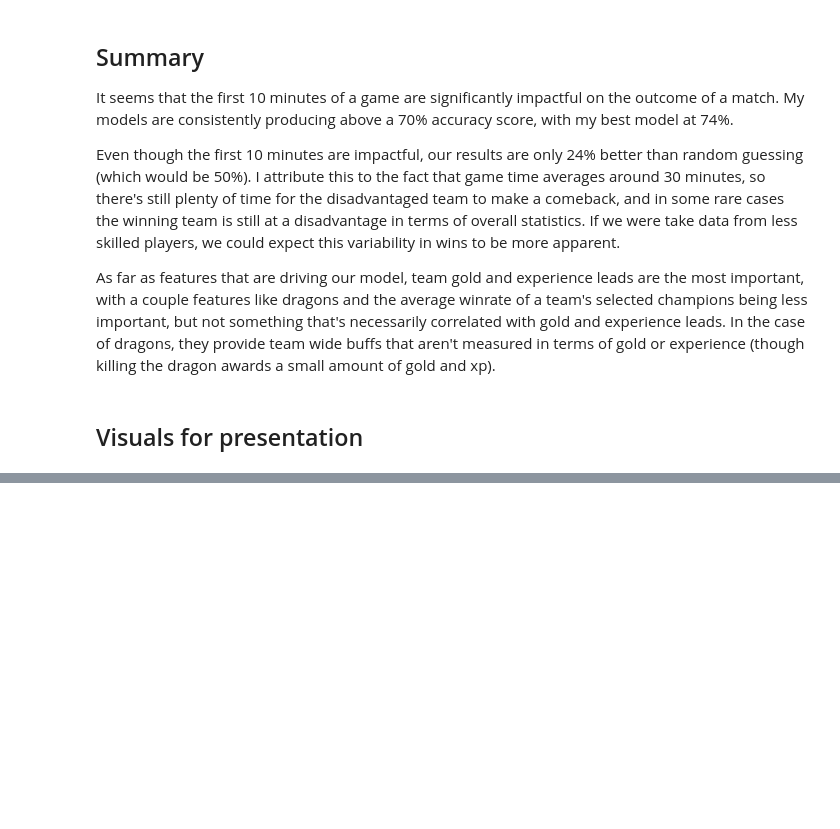
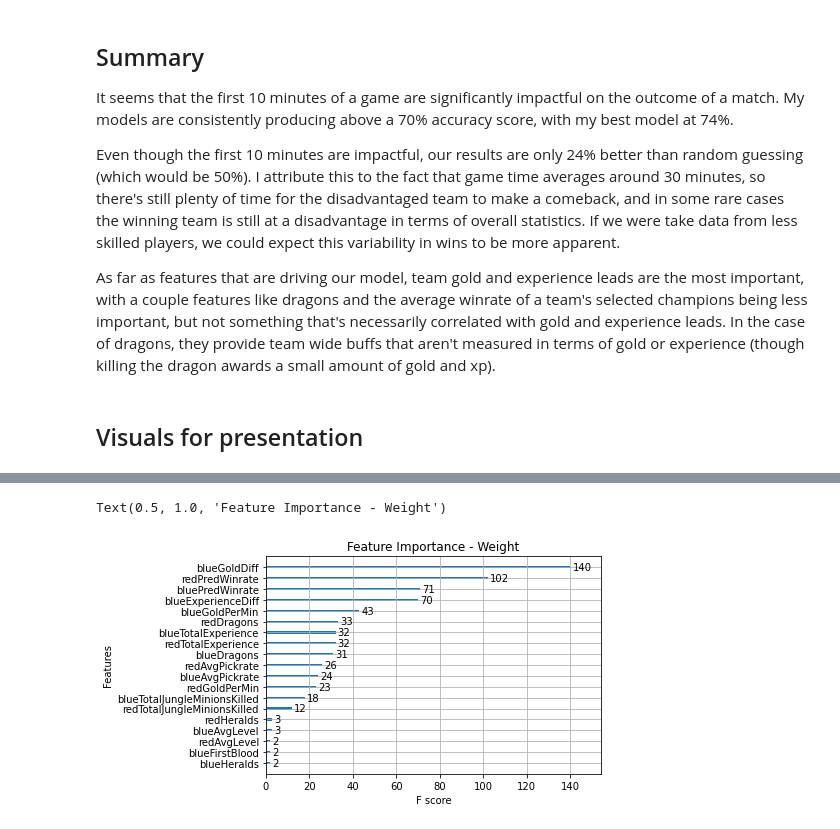
Before and after one commit to jnhoogstra/League_Predict, a Jupyter notebook: Notebooks/Individual/jake/diamond_modeling.ipynb, the cells around one changed output, grey strips where cells are left out. Cells and saved outputs as stored; diff of their text form; code cells hidden in the pictures; blank space fills up the shorter version.

```diff
--- a/Notebooks/Individual/jake/diamond_modeling.ipynb
+++ b/Notebooks/Individual/jake/diamond_modeling.ipynb
@@ -356,2 +403,6 @@ As far as features that are driving our model, team gold and experience leads ar
 # %%
 xgboost.plot_importance(boost_model_non)
+plt.title("Feature Importance - Weight")
+# %% [output]
+Text(0.5, 1.0, 'Feature Importance - Weight')
+[figure, added]
```
Also changed, not shown: parts of 12 cells of this notebook, 2 other files.
